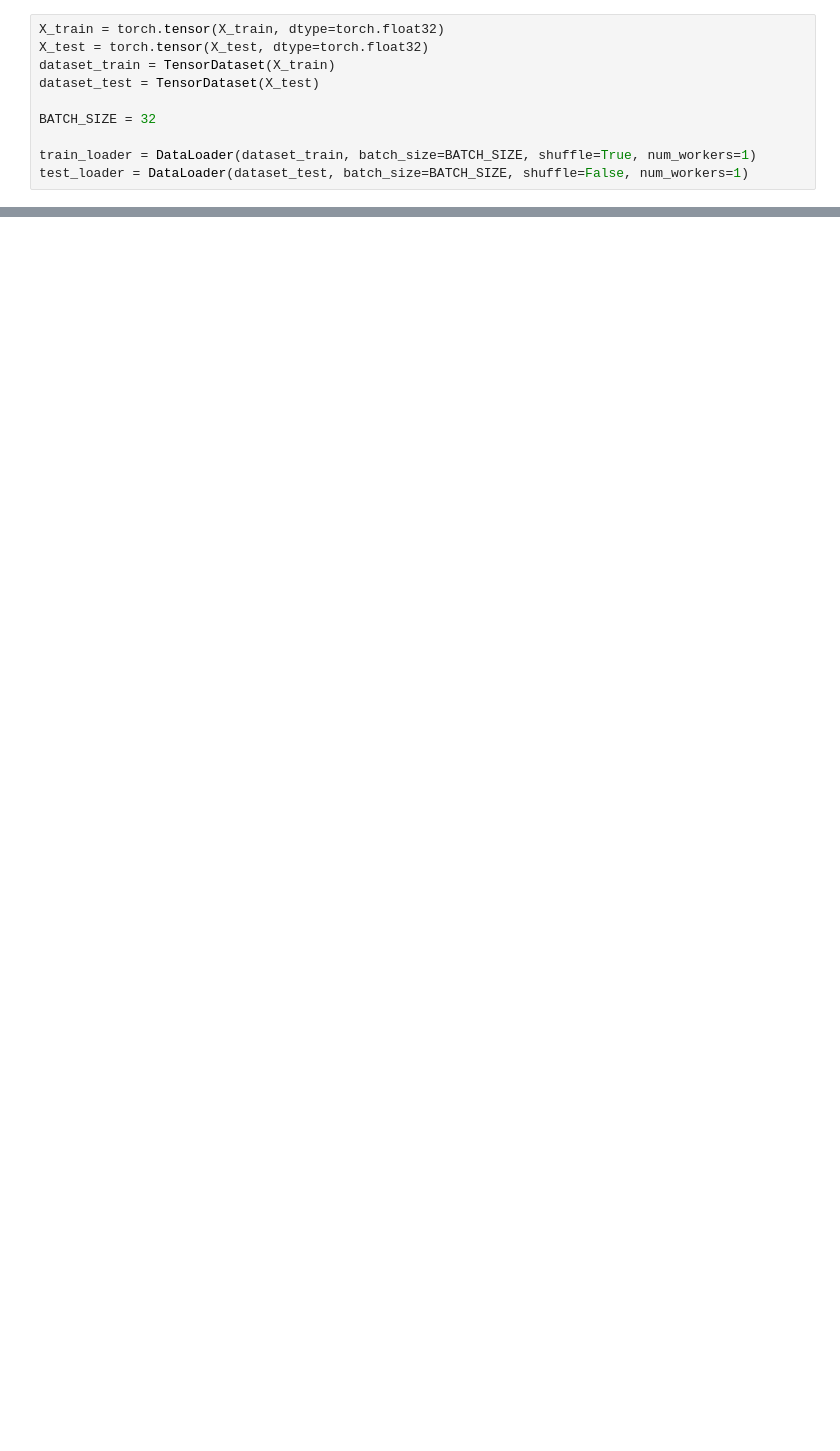
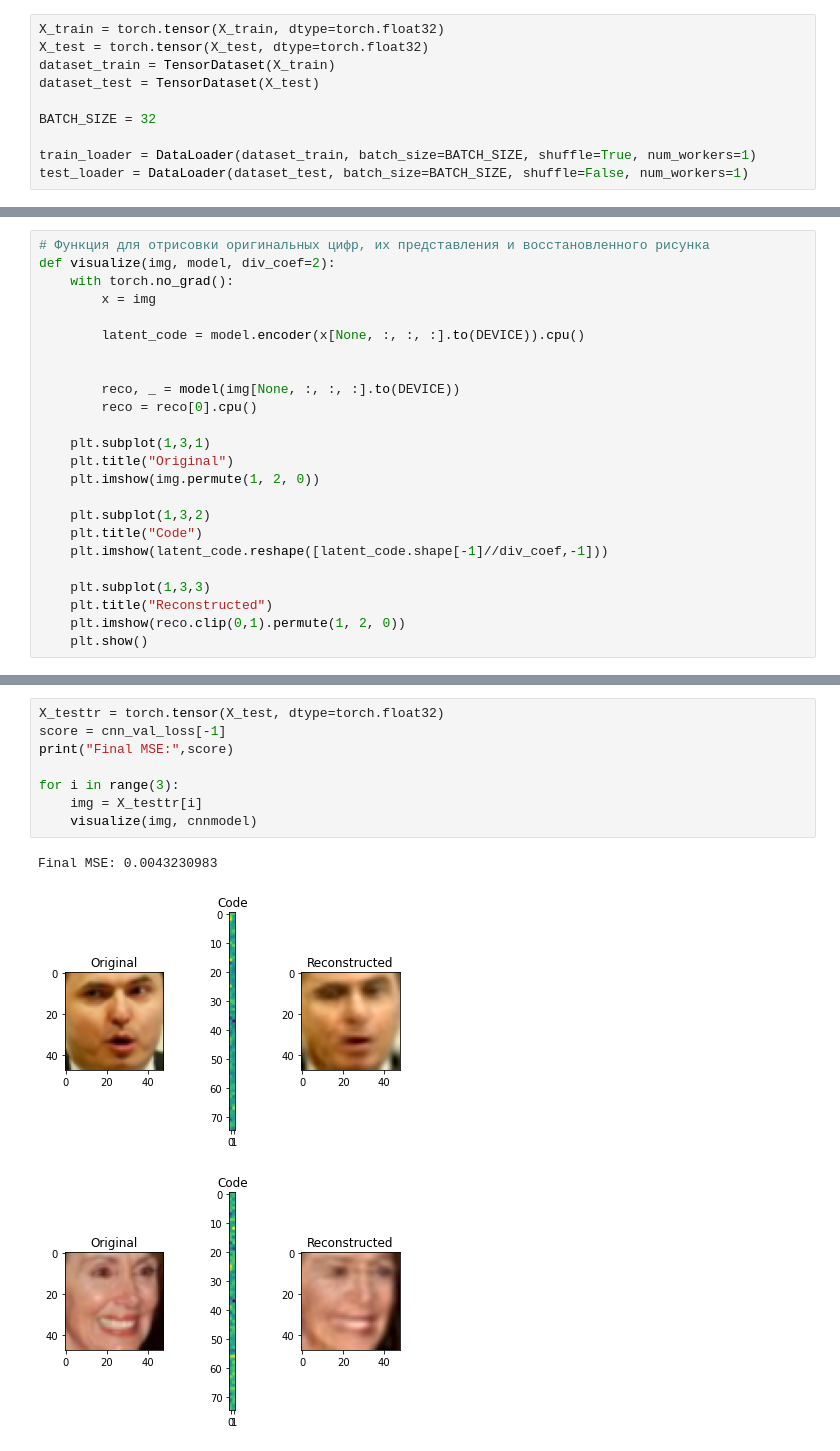
Before and after one commit to ksetdekov/HSE_DS, a Jupyter notebook: 05 DL/09_week/my_encoder_decoder.ipynb, the cells around one changed output, grey strips where cells are left out. Cells and saved outputs as stored; diff of their text form; blank space fills up the shorter version.

```diff
--- a/05 DL/09_week/my_encoder_decoder.ipynb
+++ b/05 DL/09_week/my_encoder_decoder.ipynb
@@ -209,0 +269,24 @@ AttributeError: 'Tensor' object has no attribute 'append'
+# %%
+# Функция для отрисовки оригинальных цифр, их представления и восстановленного рисунка
+def visualize(img, model, div_coef=2):
+    with torch.no_grad():
+        x = img
+
+        latent_code = model.encoder(x[None, :, :, :].to(DEVICE)).cpu()
+
+
+        reco, _ = model(img[None, :, :, :].to(DEVICE))
+        reco = reco[0].cpu()
+
+    plt.subplot(1,3,1)
+    plt.title("Original")
+    plt.imshow(img.permute(1, 2, 0))
+
+    plt.subplot(1,3,2)
+    plt.title("Code")
+    plt.imshow(latent_code.reshape([latent_code.shape[-1]//div_coef,-1]))
+
+    plt.subplot(1,3,3)
+    plt.title("Reconstructed")
+    plt.imshow(reco.clip(0,1).permute(1, 2, 0))
+    plt.show()
@@ -209,0 +295,12 @@ AttributeError: 'Tensor' object has no attribute 'append'
+# %%
+X_testtr = torch.tensor(X_test, dtype=torch.float32)
+score = cnn_val_loss[-1]
+print("Final MSE:",score)
+
+for i in range(3):
+    img = X_testtr[i]
+    visualize(img, cnnmodel)
+# %% [output]
+Final MSE: 0.0043230983
+[figure, added]
+[figure, added]
```
Also changed, not shown: parts of 13 cells of this notebook, 3 other files.
